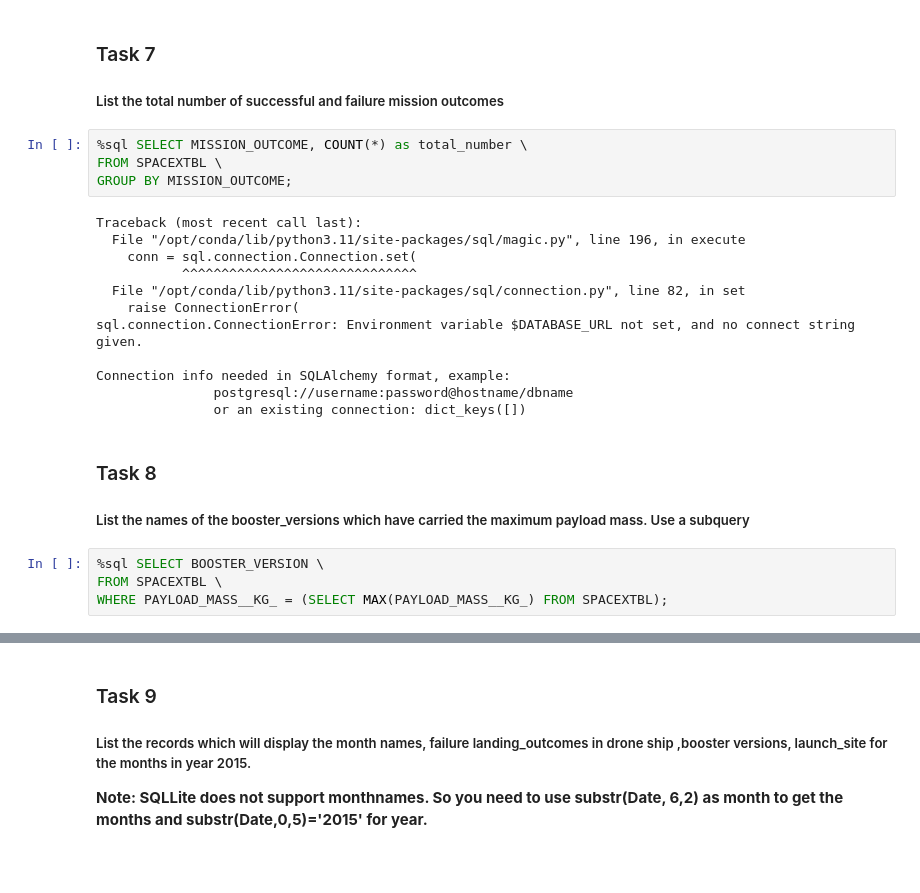
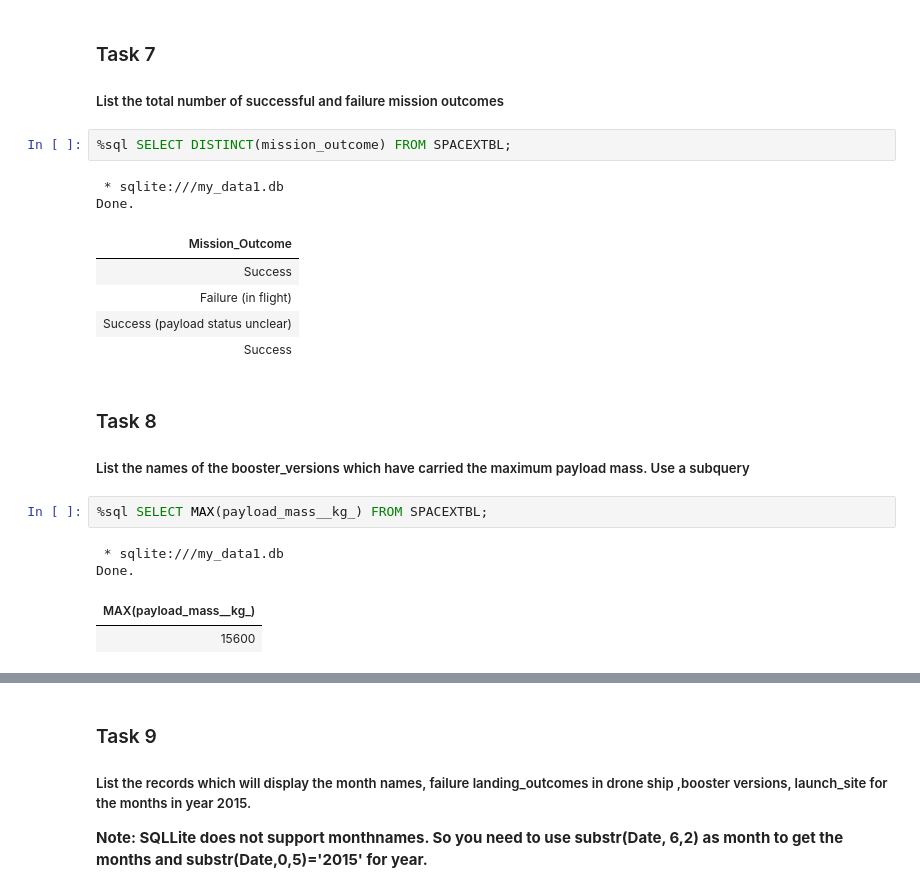
Before and after one commit to dataworld9/IBM-Data-Science-Capstone-Project-SpaceX, a Jupyter notebook: EDA with SQL.ipynb, the cells around one changed output, grey strips where cells are left out. Cells and saved outputs as stored; diff of their text form; blank space fills up the shorter version.

```diff
--- a/EDA with SQL.ipynb
+++ b/EDA with SQL.ipynb
@@ -243,21 +227,15 @@ Connection info needed in SQLAlchemy format, example:
 
 ##### List the total number of successful and failure mission outcomes
 # %%
-%sql SELECT MISSION_OUTCOME, COUNT(*) as total_number \
-FROM SPACEXTBL \
-GROUP BY MISSION_OUTCOME;
+%sql SELECT DISTINCT(mission_outcome) FROM SPACEXTBL;
 # %% [output]
-Traceback (most recent call last):
-  File "/opt/conda/lib/python3.11/site-packages/sql/magic.py", line 196, in execute
-    conn = sql.connection.Connection.set(
-           ^^^^^^^^^^^^^^^^^^^^^^^^^^^^^^
-  File "/opt/conda/lib/python3.11/site-packages/sql/connection.py", line 82, in set
-    raise ConnectionError(
-sql.connection.ConnectionError: Environment variable $DATABASE_URL not set, and no connect string given.
-
-Connection info needed in SQLAlchemy format, example:
-               postgresql://username:password@hostname/dbname
-               or an existing connection: dict_keys([])
+ * sqlite:///my_data1.db
+Done.
+| Mission_Outcome |
+| Success |
+| Failure (in flight) |
+| Success (payload status unclear) |
+| Success |
 # %% [markdown]
 ### Task 8
 
@@ -265,6 +243,9 @@ Connection info needed in SQLAlchemy format, example:
 
 ##### List the   names of the booster_versions which have carried the maximum payload mass. Use a subquery
 # %%
-%sql SELECT BOOSTER_VERSION \
-FROM SPACEXTBL \
-WHERE PAYLOAD_MASS__KG_ = (SELECT MAX(PAYLOAD_MASS__KG_) FROM SPACEXTBL);
+%sql SELECT MAX(payload_mass__kg_) FROM SPACEXTBL;
+# %% [output]
+ * sqlite:///my_data1.db
+Done.
+| MAX(payload_mass__kg_) |
+| 15600 |
```
Also changed, not shown: parts of 24 cells of this notebook.
